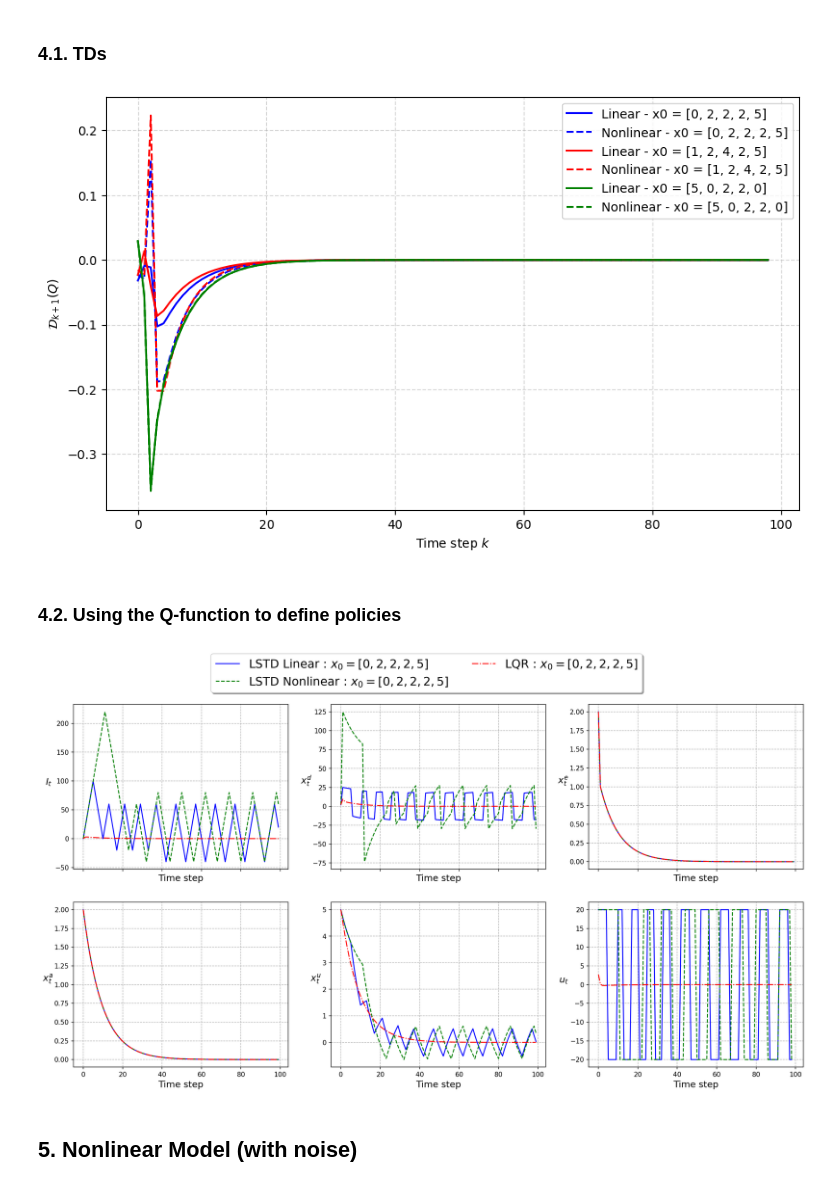
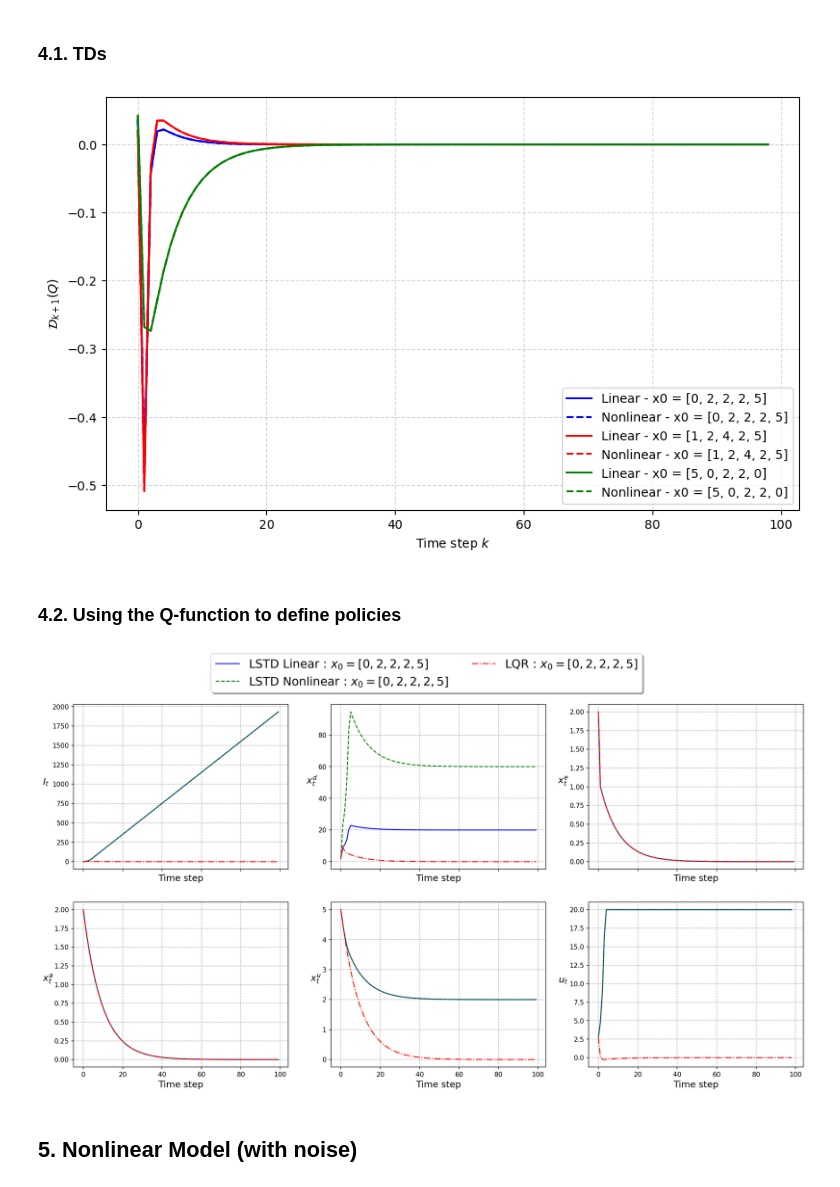
Before and after one commit to TheoHanon/Stochastic-Optimal-Control, a Jupyter notebook: Part III/partIII.ipynb, the cells around one changed output. Drawn from its saved outputs; the diff is of its cells as text; code cells hidden in the pictures.

```diff
--- a/Part III/partIII.ipynb
+++ b/Part III/partIII.ipynb
@@ -125,8 +125,8 @@ def generate_psi_quadratic(x, u): # return the 27-dimensional feature vector
         u = u[0]
 
     x1 = x[0]
-    x2 = x[1]
-    x3 = x[2]
+    x2 = 0
+    x3 = 0
     x4 = x[3]
     x5 = x[4]
     psi = [x1, x2, x3, x4, x5, u, x1**2, x2**2, x3**2, x4**2, x5**2, u**2, x1*u, x2*u, x3*u, x4*u, x5*u,\
@@ -140,8 +140,8 @@ def generate_psi_quadratic_without_linear(x,u): # return the 21-dimensional feat
         u = u[0]
 
     x1 = x[0]
-    x2 = x[1]
-    x3 = x[2]
+    x2 = 0
+    x3 = 0
     x4 = x[3]
     x5 = x[4]
     psi = [x1**2, x2**2, x3**2, x4**2, x5**2, u**2, x1*u, x2*u, x3*u, x4*u, x5*u,\
@@ -303,39 +303,39 @@ plt.grid(linestyle='--', alpha=0.5)
 # plt.savefig('temp_diff_linear_vs_nonlinear.pdf',dpi=300)
 plt.show()
 # %% [output]
-[figure, old version]
+[figure, new version]
 # %% [markdown]
 ### 4.2. Using the Q-function to define policies
 # %%
 n_step = 100
 phi = LQR_policy
 psi = generate_psi_quadratic_without_linear
 
 d = 21
 W = 1 * np.eye(d)
-x0 = [0, 2, 2, 2, 5]
+x0 = [5, 2, 2, 2, 5]
 
 data_nl = simulate_nl_model(x0, LQR_policy, n_step, with_noise=False)
 data_linear = simulate_linear_model(x0, LQR_policy, n_step, with_noise=False)
 
 theta_lstd_nl = perform_lstd(phi, cost, psi, W, data_nl, d=d)
 theta_lstd_lin = perform_lstd(phi, cost, psi, W, data_linear, d=d)
 
 def policy_lstd_lin(x: np.ndarray) -> np.ndarray:
     res = minimize(lambda u: Q_lstd(x, u, theta_lstd_lin, generate_psi_quadratic_without_linear), 1, bounds=[(-20, 20)])
     return res.x # return the best action
 
 def policy_lstd_nl(x: np.ndarray) -> np.ndarray:
     res = minimize(lambda u: Q_lstd(x, u, theta_lstd_nl, psi), 1, bounds=[(-20, 20)])
     return res.x # return the best action
 
 x_lstd_lin, u_lstd_lin = simulate_linear_model(x0, policy_lstd_lin, n_step, with_noise=False)
 x_lstd_nl, u_lstd_nl = simulate_nl_model(x0, policy_lstd_nl, n_step, with_noise=False)
 x_lqr, u_lqr = data_linear
 
 show_trajectories([[x_lstd_lin], [x_lstd_nl], [x_lqr]], [[u_lstd_lin], [u_lstd_nl], [u_lqr]], [x0, x0,x0], ['LSTD Linear',"LSTD Nonlinear", 'LQR'])
 # %% [output]
-[figure, old version]
+[figure, new version]
 # %% [markdown]
 ## 5. Nonlinear Model (with noise)
 # %% [markdown]
```
Also changed, not shown: parts of 6 cells of this notebook, 4 other files.
